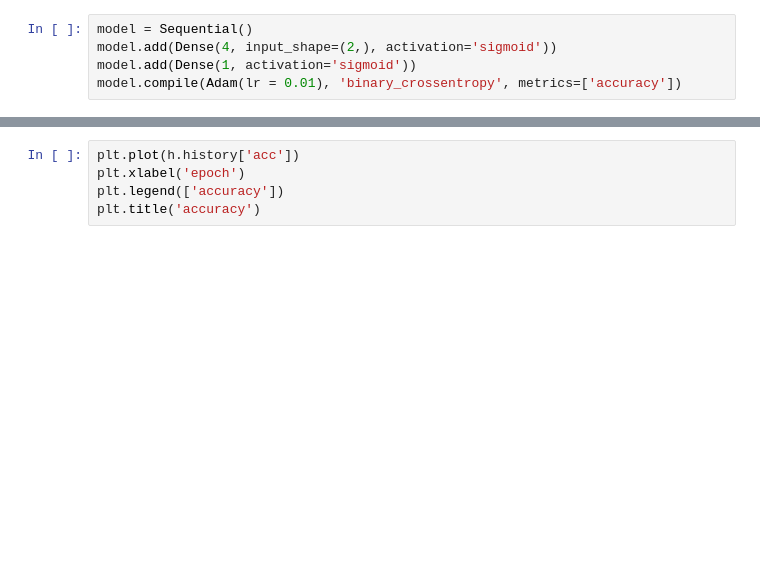
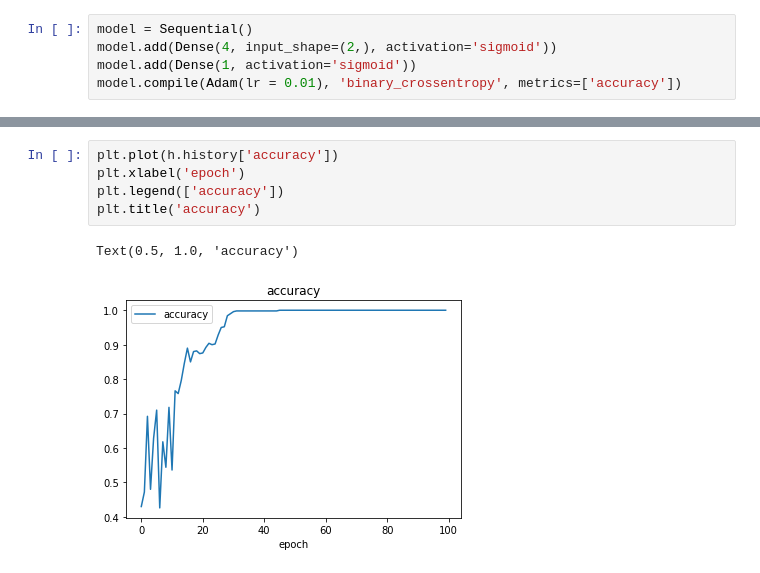
Before and after one commit to lopeselio/CSE3013-AI-project-Self_Driving_Car, a Jupyter notebook: DeepNeuralNet/Untitled.ipynb, the cells around one changed output, grey strips where cells are left out. Cells and saved outputs as stored; diff of their text form; blank space fills up the shorter version.

Commit message:
loss plot

```diff
--- a/DeepNeuralNet/Untitled.ipynb
+++ b/DeepNeuralNet/Untitled.ipynb
@@ -63,5 +63,8 @@ Epoch 13/100
 # %%
-plt.plot(h.history['acc'])
+plt.plot(h.history['accuracy'])
 plt.xlabel('epoch')
 plt.legend(['accuracy'])
 plt.title('accuracy')
+# %% [output]
+Text(0.5, 1.0, 'accuracy')
+[figure, added]
```
Also changed, not shown: parts of 1 cell of this notebook.
